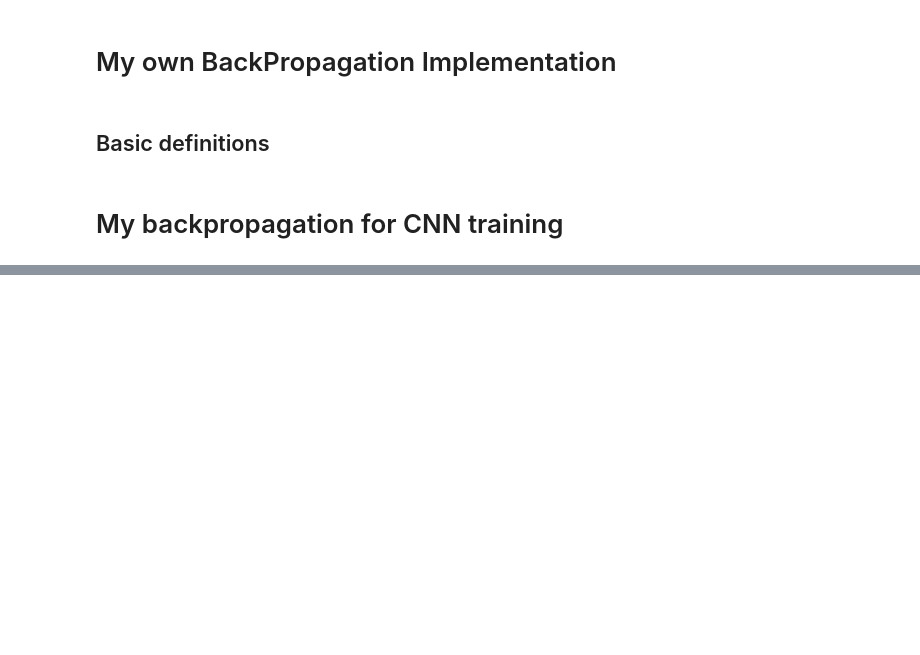
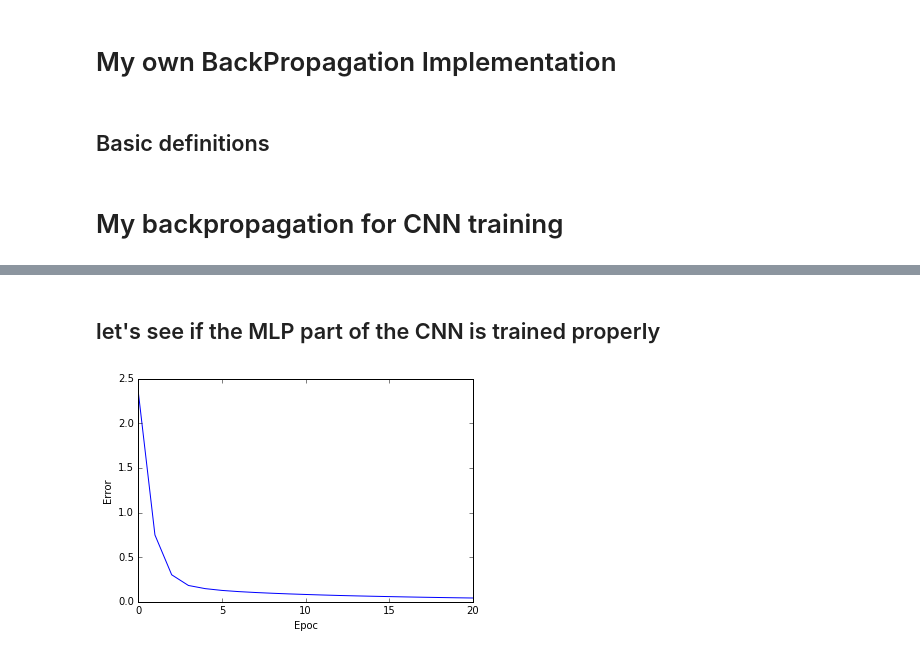
Before and after one commit to bornajafarpour/Data-Science-Scripts, a Jupyter notebook: My Convolution Neureal Network Implementation/CNN.ipynb, the cells around one changed output, grey strips where cells are left out. Cells and saved outputs as stored; diff of their text form; code cells hidden in the pictures; blank space fills up the shorter version.

```diff
--- a/My Convolution Neureal Network Implementation/CNN.ipynb
+++ b/My Convolution Neureal Network Implementation/CNN.ipynb
@@ -264,0 +256,22 @@ x.shape (30752L,)
+# %%
+import pandas as pd
+
+train_images = pd.read_csv("./train.csv")
+train_images = train_images[:1000]
+
+# test_images = pd.read_csv("./test.csv")
+#train_images = train_images.loc[1:1000]
+
+
+train_images_numpy = train_images[train_images.columns[1:]].as_matrix().astype(float)
+from sklearn.preprocessing import scale,LabelBinarizer
+train_scaled  = scale(train_images_numpy)
+
+X = train_scaled.reshape(-1,28,28)# making the images square before feeding it to the
+lb = LabelBinarizer()
+Y= lb.fit_transform(train_images['label'])
+# %%
+bornacnn = bornaCNN(mlp_layers_sizes=[60,10], mlp_activations=[sigmoid,sigmoid,sigmoid,sigmoid,sigmoid], CNN_activations = [sigmoid,sigmoid],input_dimension = 28 ,
+                    num_of_kernels=4,kernels_dimensions=[4], max_pool_dimensions = [2],epocs=20, eta = 0.05)
+bornacnn.fit(X,Y)# Fit does not train the Kernels yet. This is the next step.
+print bornacnn.errors
@@ -264,0 +296,10 @@ x.shape (30752L,)
+# %% [markdown]
+## let's see if the MLP part of the CNN is trained properly
+# %%
+%matplotlib inline
+plt.plot(range(len(bornacnn.errors)),bornacnn.errors)
+plt.xlabel('Epoc')
+plt.ylabel('Error')
+plt.show()
+# %% [output]
+[figure, added]
```
Also changed, not shown: parts of 6 cells of this notebook, 7 other files.
